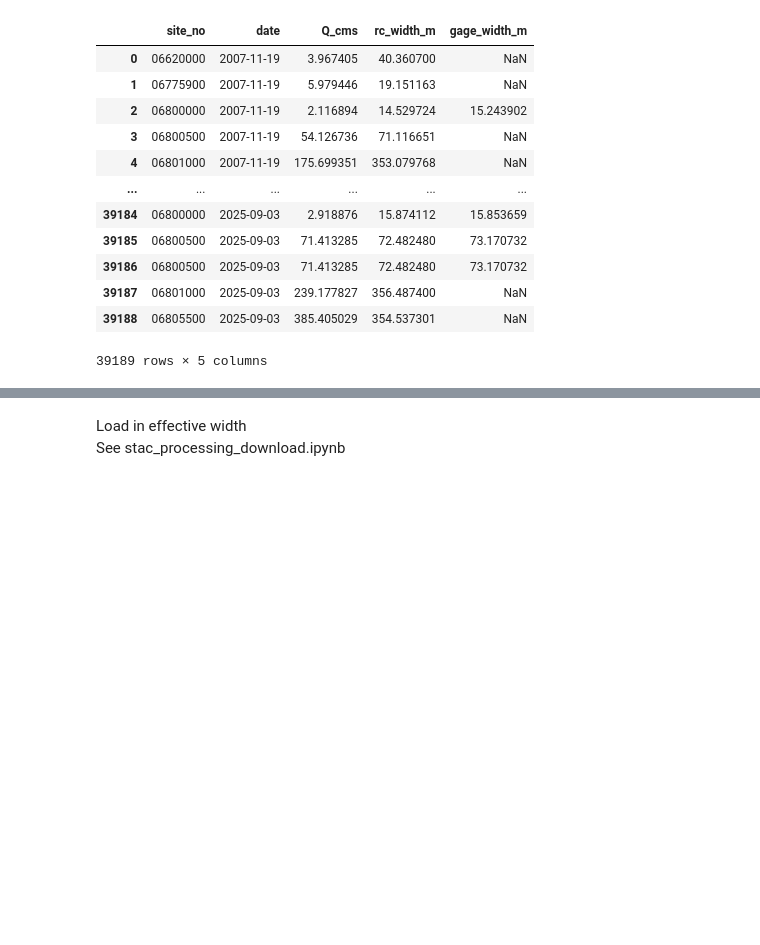
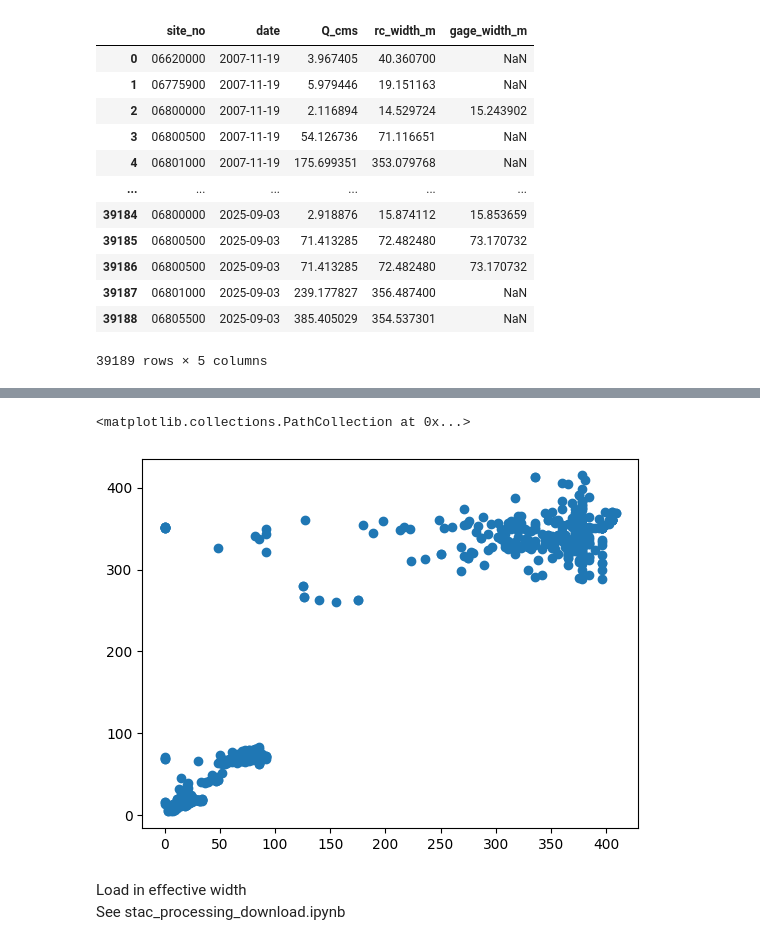
Before and after one commit to wherediddavidgo/multitemporal_RSSA, a Jupyter notebook: stac_gage_ew_analysis.ipynb, the cells around one changed output, grey strips where cells are left out. Cells and saved outputs as stored; diff of their text form; code cells hidden in the pictures; blank space fills up the shorter version.

```diff
--- a/stac_gage_ew_analysis.ipynb
+++ b/stac_gage_ew_analysis.ipynb
@@ -227,3 +244,9 @@ TypeError: 'Text' object is not callable
+# %%
+fig, ax = plt.subplots()
+ax.scatter(Q.gage_width_m, Q.rc_width_m)
+# %% [output]
+<matplotlib.collections.PathCollection at 0x...>
+[figure, added]
 # %% [markdown]
 Load in effective width\
 See stac_processing_download.ipynb
```
Also changed, not shown: parts of 11 cells of this notebook.
